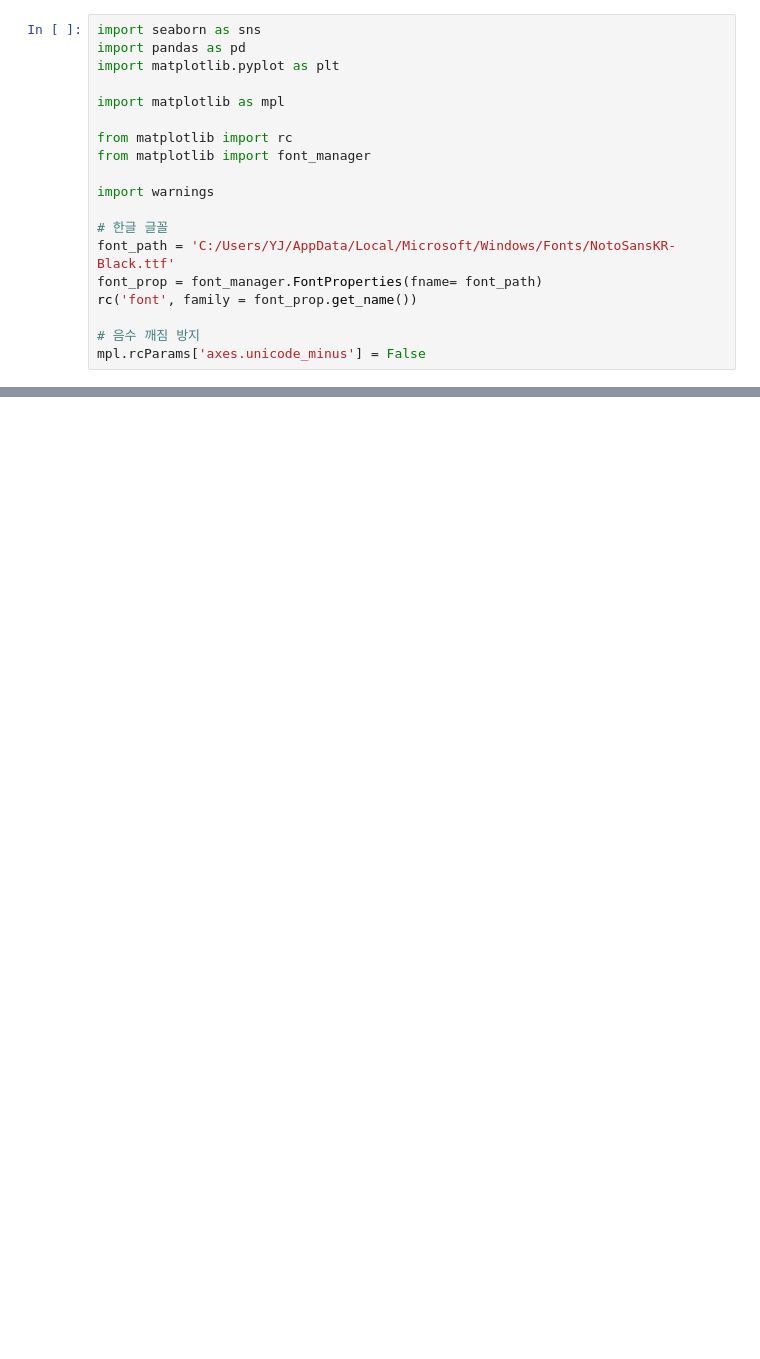
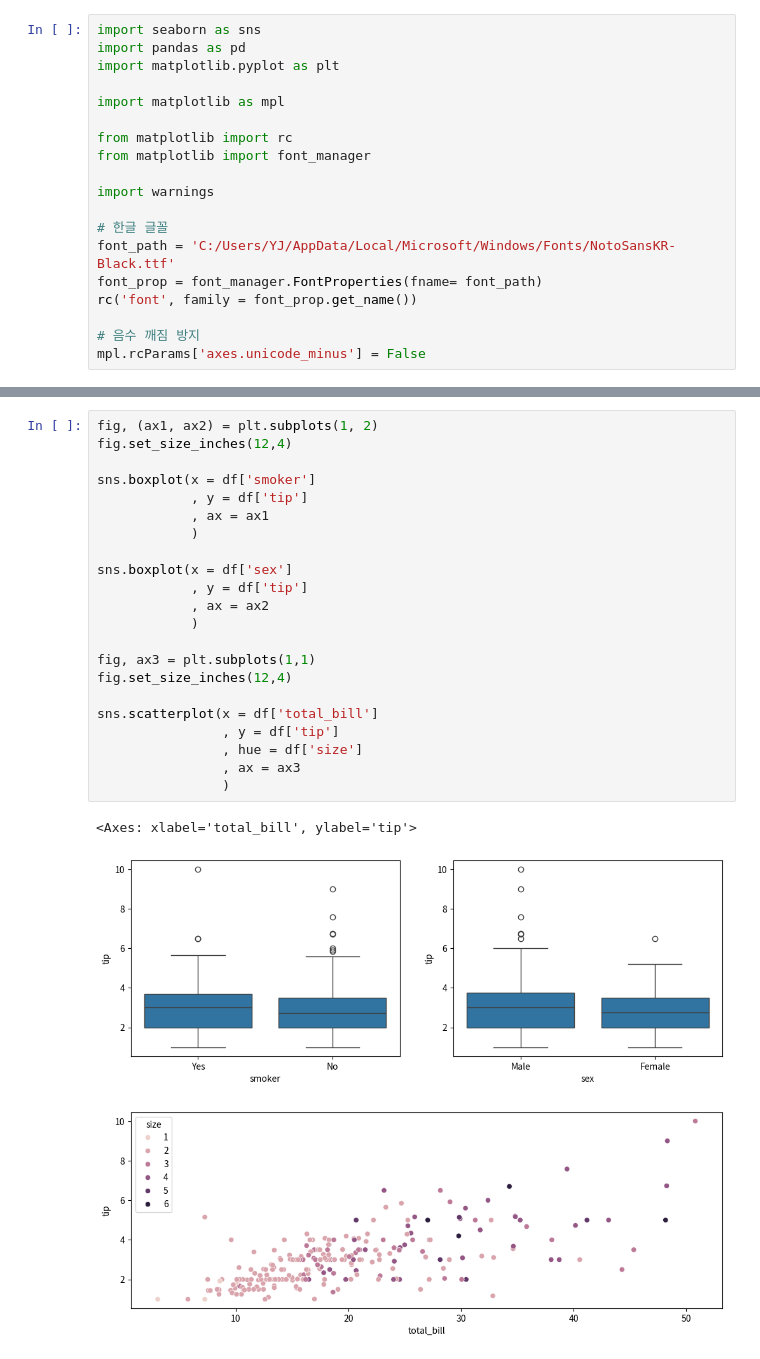
Before and after one commit to ZeroJoon2/MachineLearning, a Jupyter notebook: 5-2. 실습.ipynb, the cells around one changed output, grey strips where cells are left out. Cells and saved outputs as stored; diff of their text form; blank space fills up the shorter version.

```diff
--- a/5-2. 실습.ipynb
+++ b/5-2. 실습.ipynb
@@ -37,0 +104,26 @@ test
+# %%
+fig, (ax1, ax2) = plt.subplots(1, 2)
+fig.set_size_inches(12,4)
+
+sns.boxplot(x = df['smoker']
+            , y = df['tip']
+            , ax = ax1
+            )
+
+sns.boxplot(x = df['sex']
+            , y = df['tip']
+            , ax = ax2
+            )
+
+fig, ax3 = plt.subplots(1,1)
+fig.set_size_inches(12,4)
+
+sns.scatterplot(x = df['total_bill']
+                , y = df['tip']
+                , hue = df['size']
+                , ax = ax3
+                )
+# %% [output]
+<Axes: xlabel='total_bill', ylabel='tip'>
+[figure, added]
+[figure, added]
```
Also changed, not shown: parts of 5 cells of this notebook.
